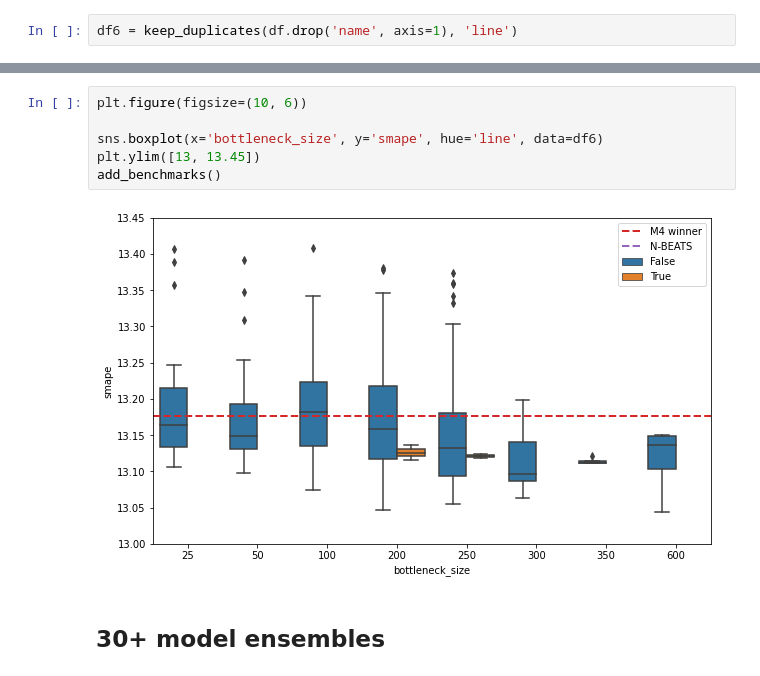
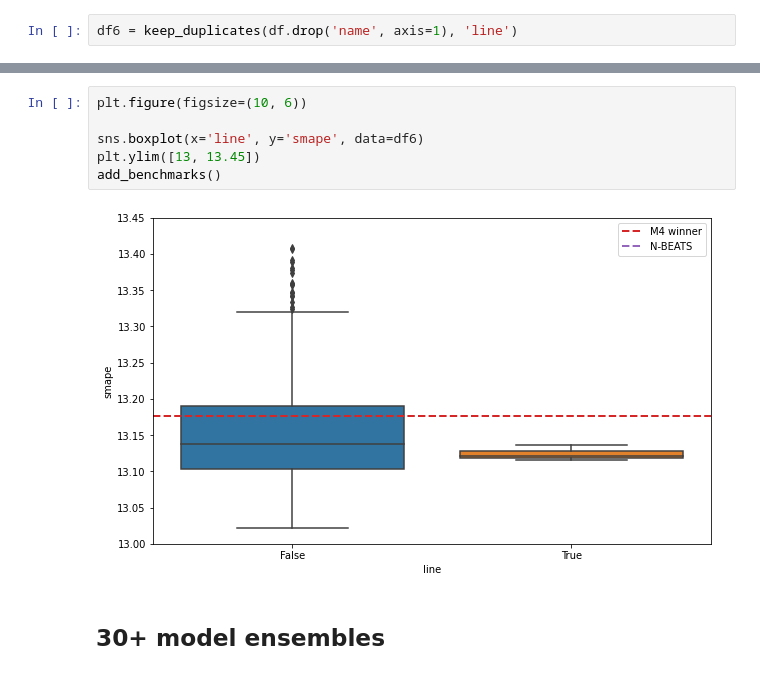
Before and after one commit to djib2011/forecasting, a Jupyter notebook: analysis/explore_results_ensemble.ipynb, the cells around one changed output, grey strips where cells are left out. Saved outputs shown, nothing was run; the diff lists cells and outputs as text.

```diff
--- a/analysis/explore_results_ensemble.ipynb
+++ b/analysis/explore_results_ensemble.ipynb
@@ -139,11 +135,11 @@ df6
 # %%
 plt.figure(figsize=(10, 6))
 
-sns.boxplot(x='bottleneck_size', y='smape', hue='line', data=df6)
+sns.boxplot(x='line', y='smape', data=df6)
 plt.ylim([13, 13.45])
 add_benchmarks()
 # %% [output]
-[figure, old version]
+[figure, new version]
 # %% [markdown]
 ## 30+ model ensembles
 # %%
```
Also changed, not shown: parts of 11 cells of this notebook, 1 other file.
